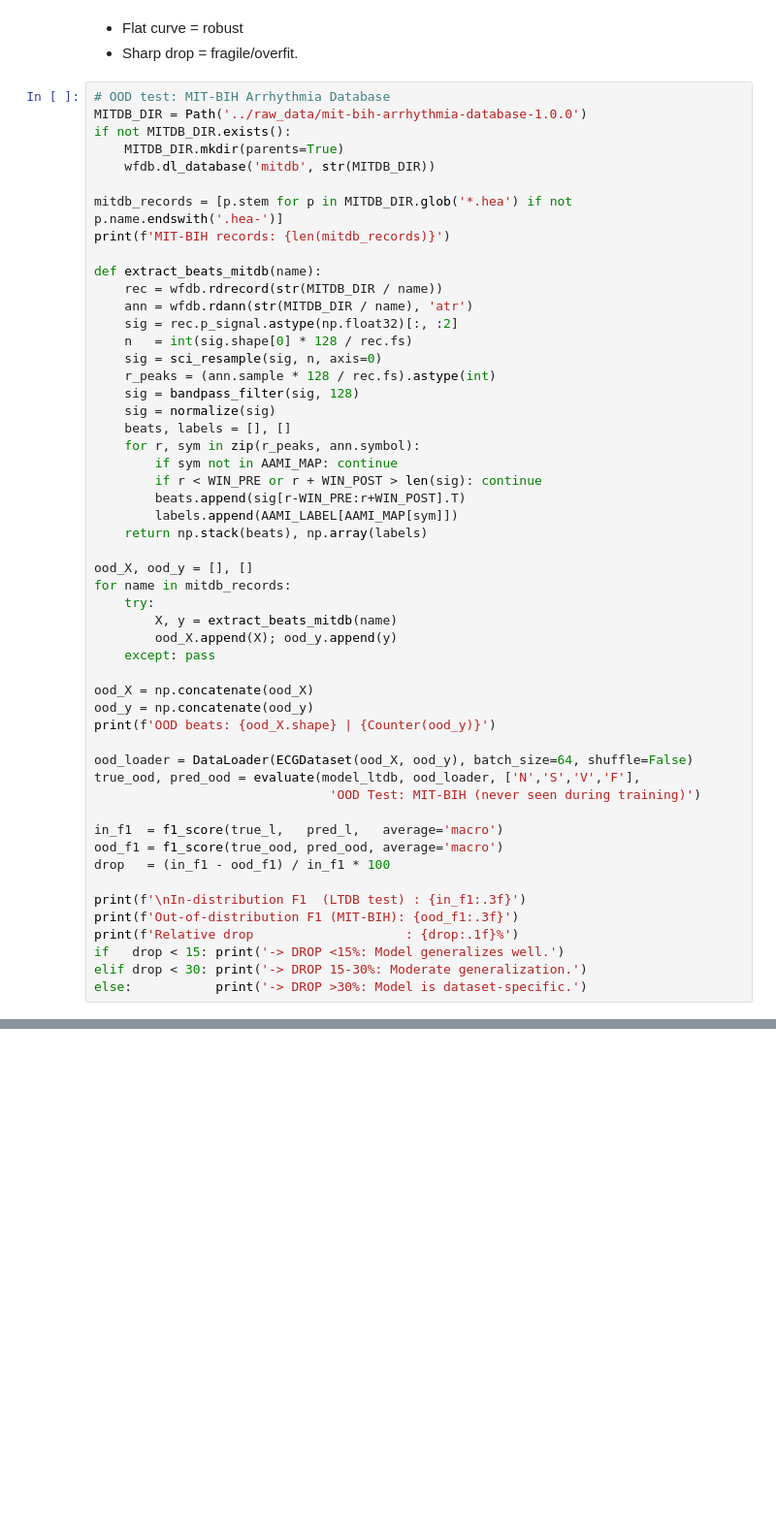
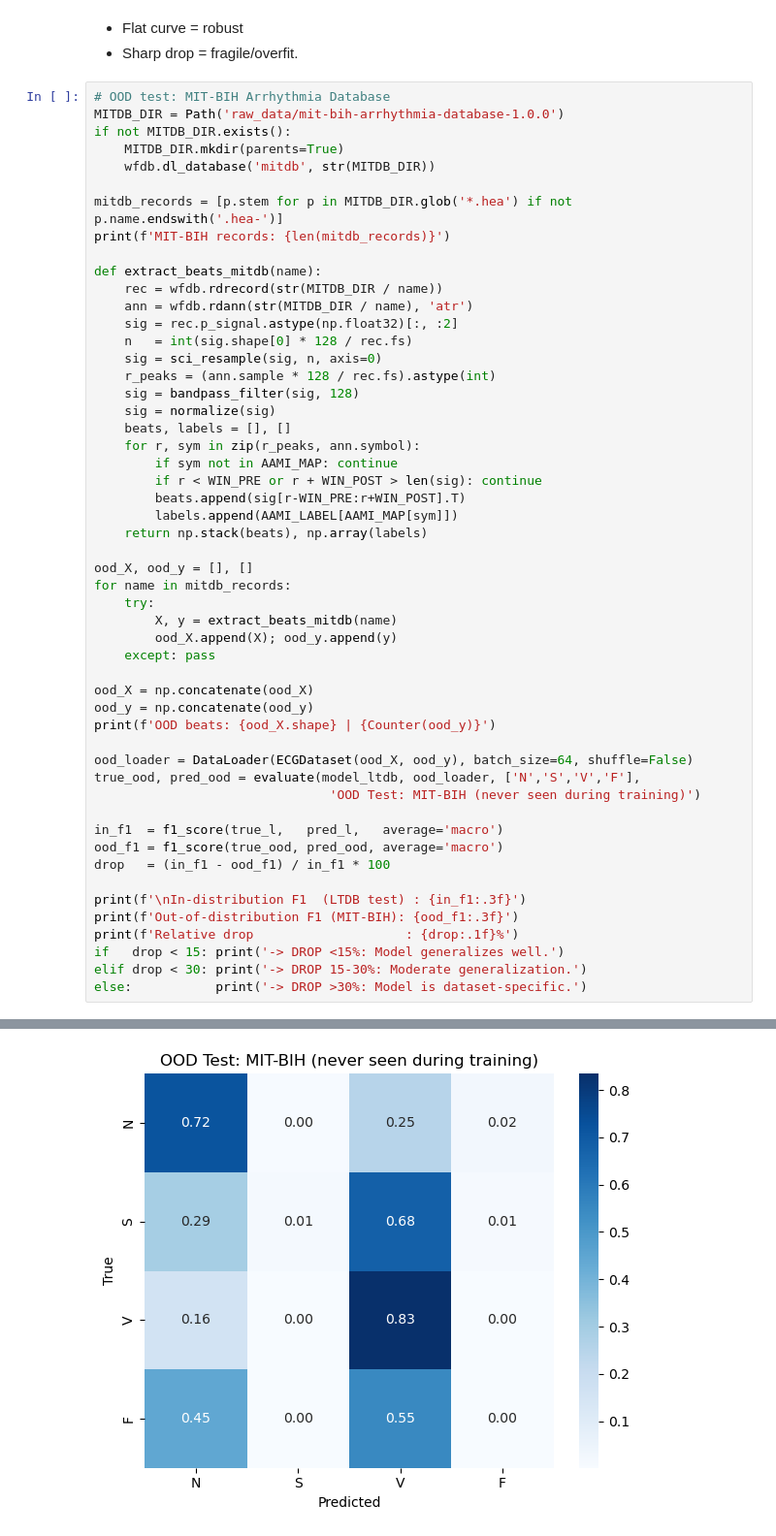
Before and after one commit to saugatme/Generalizable-ECG-classification, a Jupyter notebook: notebook/assignment3_genecg.ipynb, the cells around one changed output, grey strips where cells are left out. Shown at 97% size. Saved outputs shown, nothing was run; the diff lists cells and outputs as text; blank space fills up the shorter version.

```diff
--- a/notebook/assignment3_genecg.ipynb
+++ b/notebook/assignment3_genecg.ipynb
@@ -447,7 +560,7 @@ plt.grid(alpha=0.3); plt.tight_layout(); plt.show()
 - Sharp drop = fragile/overfit.
 # %%
 # OOD test: MIT-BIH Arrhythmia Database
-MITDB_DIR = Path('../raw_data/mit-bih-arrhythmia-database-1.0.0')
+MITDB_DIR = Path('raw_data/mit-bih-arrhythmia-database-1.0.0')
 if not MITDB_DIR.exists():
     MITDB_DIR.mkdir(parents=True)
     wfdb.dl_database('mitdb', str(MITDB_DIR))
@@ -497,3 +610,4 @@ print(f'Relative drop                    : {drop:.1f}%')
 if   drop < 15: print('-> DROP <15%: Model generalizes well.')
 elif drop < 30: print('-> DROP 15-30%: Moderate generalization.')
 else:           print('-> DROP >30%: Model is dataset-specific.')
+# %% [output]
@@ -499,0 +631 @@ else:           print('-> DROP >30%: Model is dataset-specific.')
+[figure, added]
```
Also changed, not shown: parts of 14 cells of this notebook.
